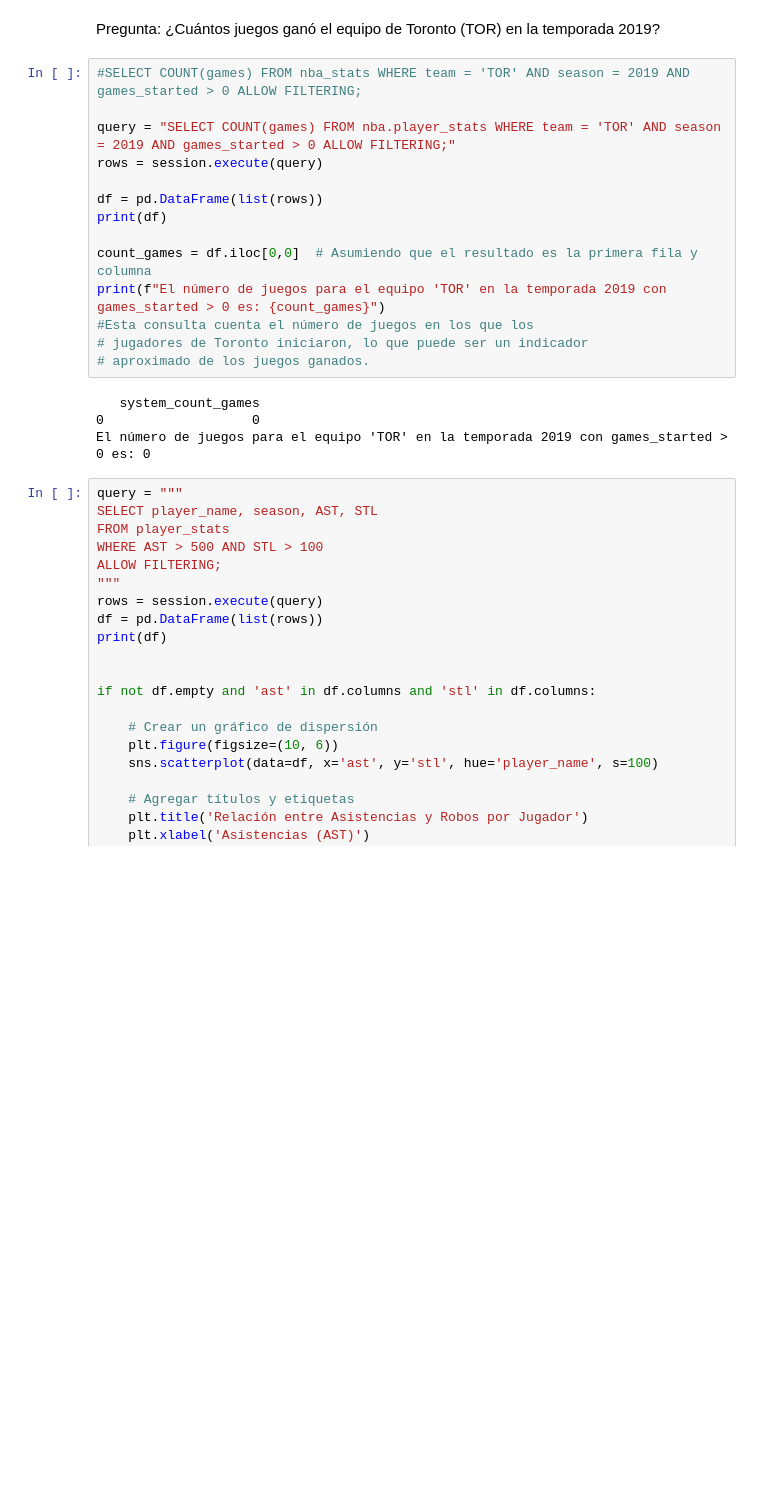
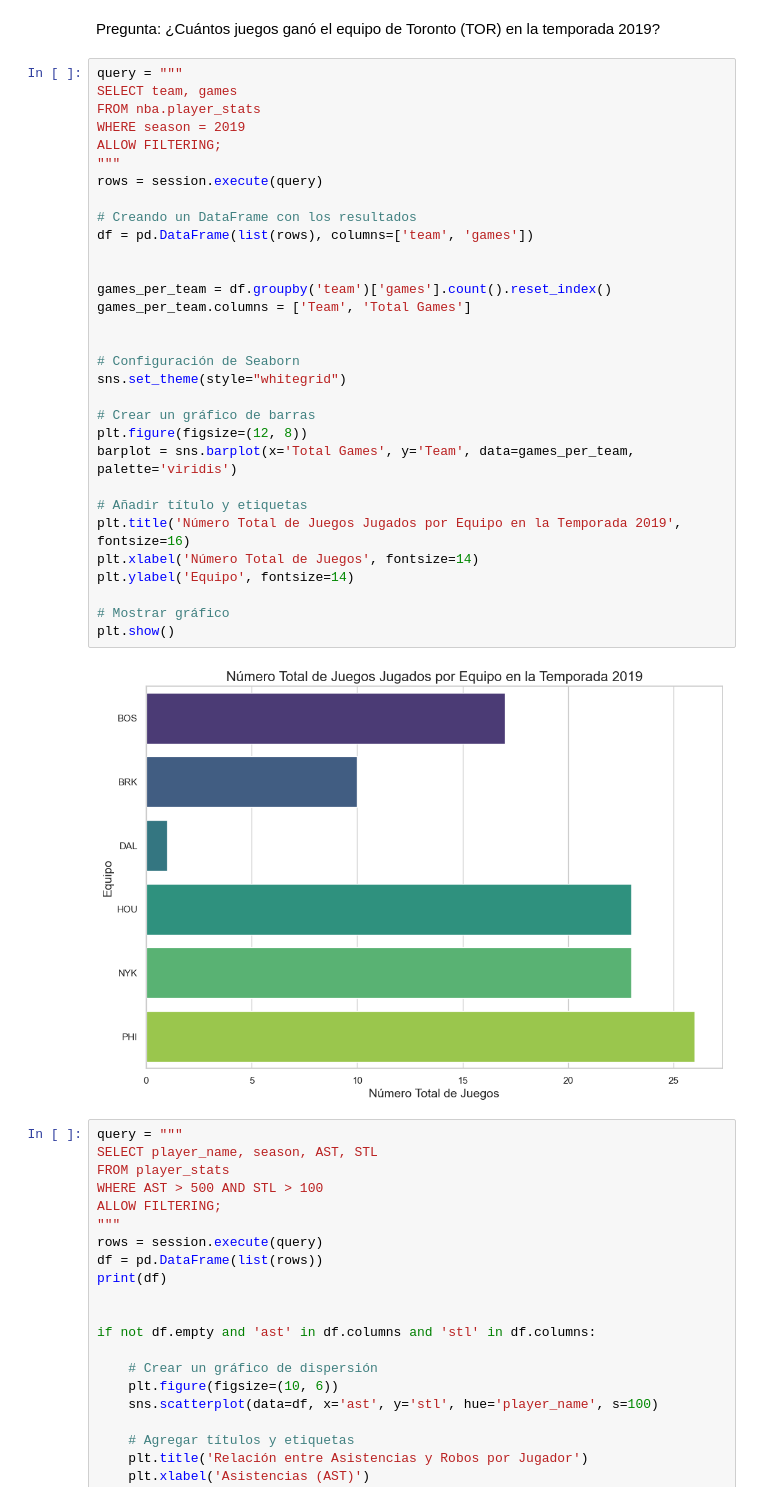
Before and after one commit to GenaroRocha/ProyectoNoSQL, a Jupyter notebook: proyecto.ipynb, the cells around one changed output. Cells and saved outputs as stored; diff of their text form; blank space fills up the shorter version.

```diff
--- a/proyecto.ipynb
+++ b/proyecto.ipynb
@@ -350,23 +383,38 @@ El promedio de TRB para el equipo 'BOS' en la temporada 2021 es: 151
 # %% [markdown]
 Pregunta: ¿Cuántos juegos ganó el equipo de Toronto (TOR) en la temporada 2019?
-# %%
-#SELECT COUNT(games) FROM nba_stats WHERE team = 'TOR' AND season = 2019 AND games_started > 0 ALLOW FILTERING;
-
-query = "SELECT COUNT(games) FROM nba.player_stats WHERE team = 'TOR' AND season = 2019 AND games_started > 0 ALLOW FILTERING;"
-rows = session.execute(query)
-
-df = pd.DataFrame(list(rows))
-print(df)
-
-count_games = df.iloc[0,0]  # Asumiendo que el resultado es la primera fila y columna
-print(f"El número de juegos para el equipo 'TOR' en la temporada 2019 con games_started > 0 es: {count_games}")
-#Esta consulta cuenta el número de juegos en los que los
-# jugadores de Toronto iniciaron, lo que puede ser un indicador
-# aproximado de los juegos ganados.
-# %% [output]
-   system_count_games
-0                   0
-El número de juegos para el equipo 'TOR' en la temporada 2019 con games_started > 0 es: 0
+# %%
+query = """
+SELECT team, games
+FROM nba.player_stats
+WHERE season = 2019
+ALLOW FILTERING;
+"""
+rows = session.execute(query)
+
+# Creando un DataFrame con los resultados
+df = pd.DataFrame(list(rows), columns=['team', 'games'])
+
+
+games_per_team = df.groupby('team')['games'].count().reset_index()
+games_per_team.columns = ['Team', 'Total Games']
+
+
+# Configuración de Seaborn
+sns.set_theme(style="whitegrid")
+
+# Crear un gráfico de barras
+plt.figure(figsize=(12, 8))
+barplot = sns.barplot(x='Total Games', y='Team', data=games_per_team, palette='viridis')
+
+# Añadir título y etiquetas
+plt.title('Número Total de Juegos Jugados por Equipo en la Temporada 2019', fontsize=16)
+plt.xlabel('Número Total de Juegos', fontsize=14)
+plt.ylabel('Equipo', fontsize=14)
+
+# Mostrar gráfico
+plt.show()
+# %% [output]
+[figure, added]
 # %%
 query = """
 SELECT player_name, season, AST, STL
```
Also changed, not shown: parts of 6 cells of this notebook.
